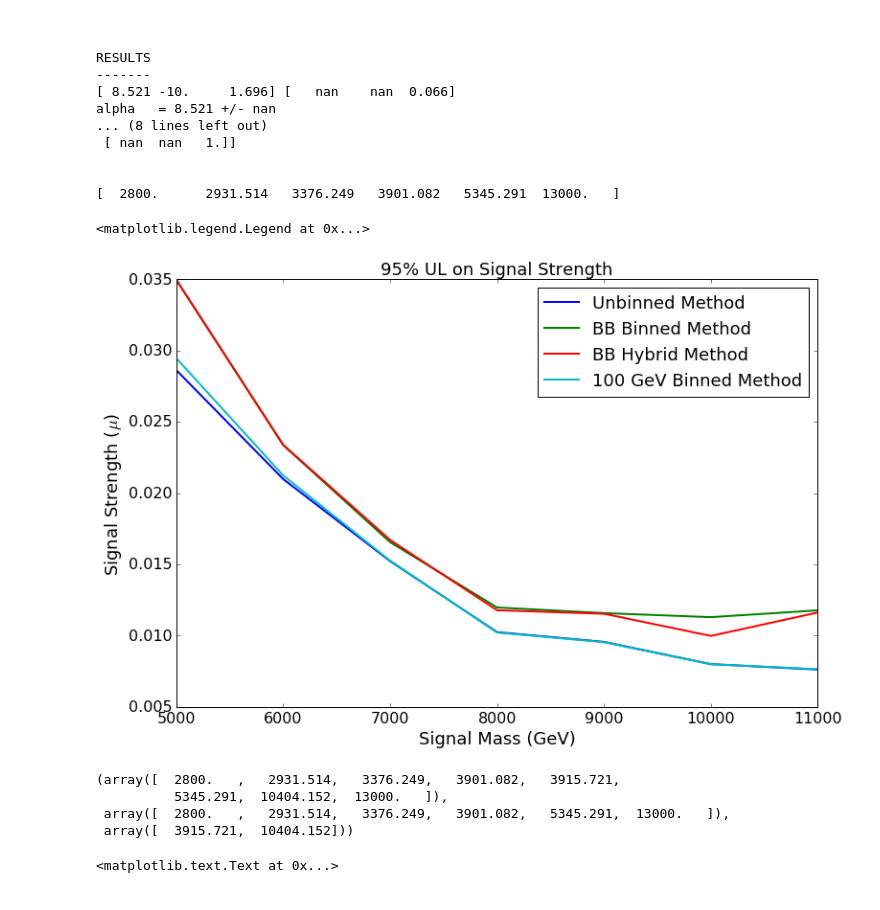
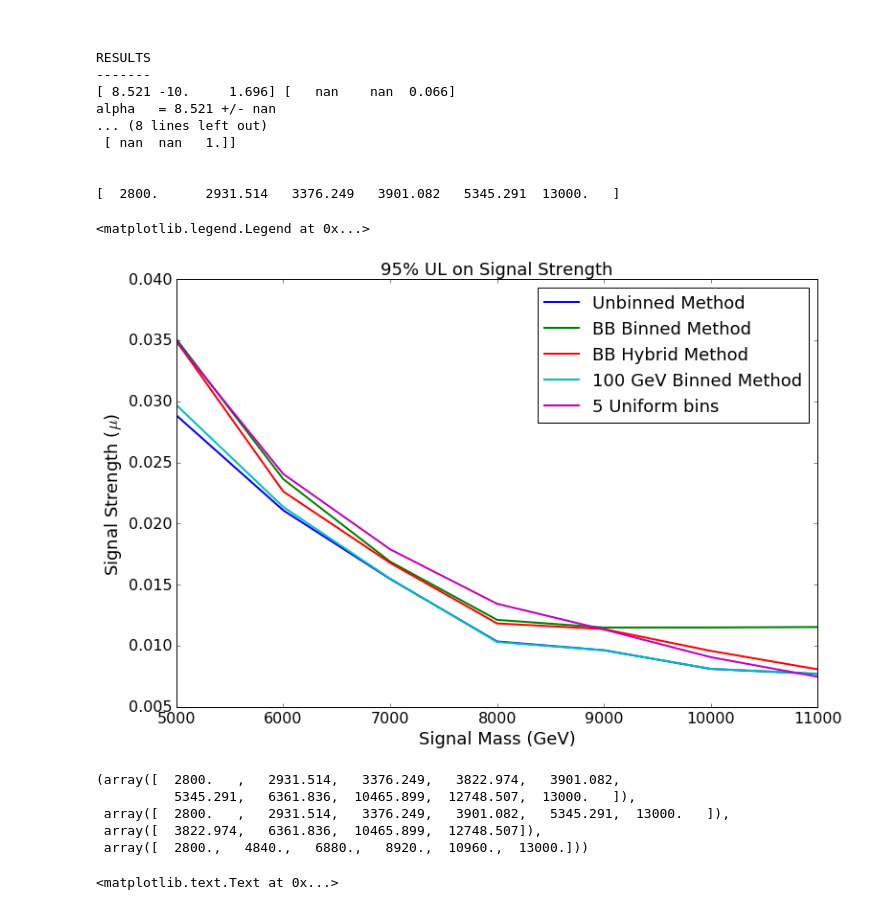
Before and after one commit to pollackscience/BayesianBlocks, a Jupyter notebook: bb/hep/bh_writeup.ipynb, the cells around one changed output. Drawn from its saved outputs; the diff is of its cells as text; code cells hidden in the pictures.

```diff
--- a/bb/hep/bh_writeup.ipynb
+++ b/bb/hep/bh_writeup.ipynb
@@ -366,31 +422,33 @@ alpha   = 8.521 +/- nan
 # %%
 masses = [5000, 6000, 7000, 8000, 9000, 10000, 11000]
 plt.plot(masses, [mean(i) for i in unbinned_A], label='Unbinned Method', linewidth=2)
 plt.plot(masses, [mean(i) for i in binned_A], label='BB Binned Method', linewidth=2)
 plt.plot(masses, [mean(i) for i in binned_A_hybrid], label='BB Hybrid Method', linewidth=2)
 
 #plt.plot(masses, [mean(i) for i in binned_A_50], label='50 GeV Binned Method')
 plt.plot(masses, [mean(i) for i in binned_A_100], label='100 GeV Binned Method', linewidth=2)
 #plt.plot(masses, [mean(i) for i in binned_A_200], label='200 GeV Binned Method')
 #plt.plot(masses, [mean(i) for i in binned_A_400], label='400 GeV Binned Method')
-#plt.plot(masses, [mean(i) for i in binned_A_1000], label='1000 GeV Binned Method', linewidth=2)
+#plt.plot(masses, [mean(i) for i in binned_A_1000], label='1000 GeV Binned Method')
+plt.plot(masses, [mean(i) for i in binned_A_2000], label='5 Uniform bins', linewidth=2)
 
 plt.title('95% UL on Signal Strength')
 plt.ylabel('Signal Strength ($\mu$)')
 plt.xlabel('Signal Mass (GeV)')
 plt.legend()
 #plt.yscale('log')
 #plt.ylim(0.01, 0.04)
 # %% [output]
 <matplotlib.legend.Legend at 0x...>
-[figure, old version]
+[figure, new version]
 # %%
-be_hybrid, be_bg, be_sig
+be_hybrid, be_bg, be_sig, be_2000GeV
 # %% [output]
-(array([  2800.   ,   2931.514,   3376.249,   3901.082,   3915.721,
-          5345.291,  10404.152,  13000.   ]),
+(array([  2800.   ,   2931.514,   3376.249,   3822.974,   3901.082,
+          5345.291,   6361.836,  10465.899,  12748.507,  13000.   ]),
  array([  2800.   ,   2931.514,   3376.249,   3901.082,   5345.291,  13000.   ]),
- array([  3915.721,  10404.152]))
+ array([  3822.974,   6361.836,  10465.899,  12748.507]),
+ array([  2800.,   4840.,   6880.,   8920.,  10960.,  13000.]))
 # %%
 plt.hist(unbinned_A[1], bins=50, alpha=0.5)
 plt.xlabel('Best Fit Val for $A$')
```
Also changed, not shown: parts of 15 cells of this notebook, 4 other files.
